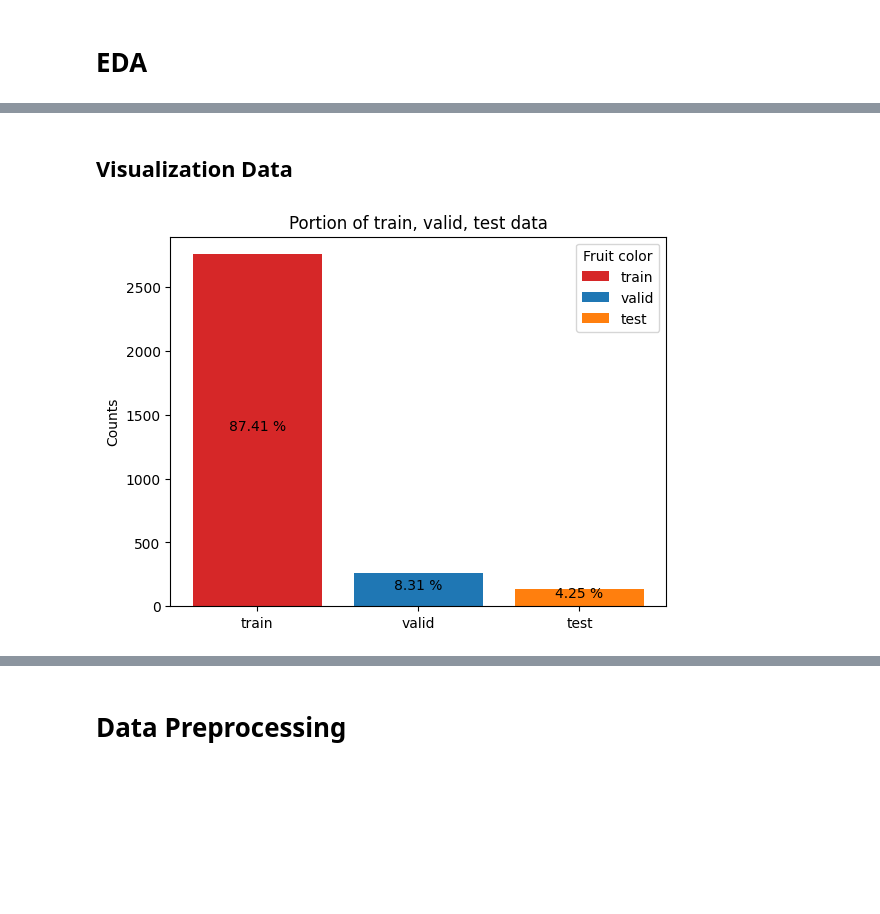
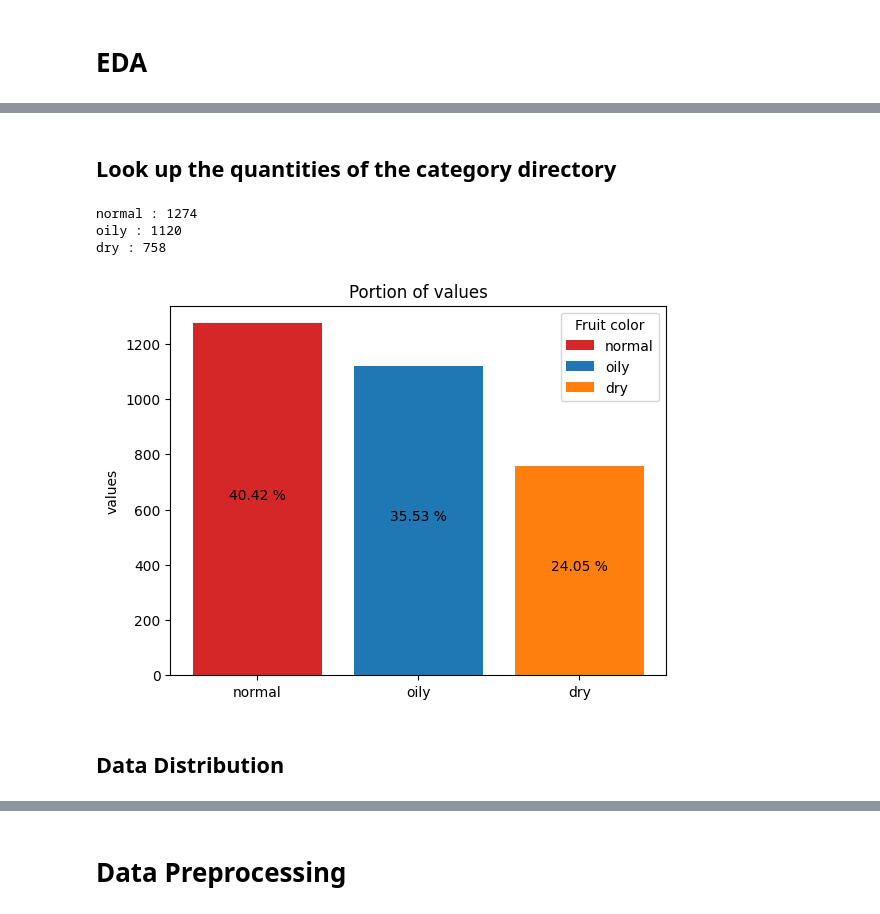
Before and after one commit to sayid-alt/xxxkulitku-bangkit2024xxx, a Jupyter notebook: Machine Learning/skin_type/skin_type_notebook.ipynb, the cells around one changed output, grey strips where cells are left out. Drawn from its saved outputs; the diff is of its cells as text; code cells hidden in the pictures; blank space fills up the shorter version.

```diff
--- a/Machine Learning/skin_type/skin_type_notebook.ipynb
+++ b/Machine Learning/skin_type/skin_type_notebook.ipynb
@@ -88,7 +245,7 @@ Archive:  /content/oily-dry-and-normal-skin-types-dataset.zip
 # -------------------
 
 # base working directory
-base_dir = '/content/oily-dry-and-normal-skin-types-dataset/Oily-Dry-Skin-Types/'
+base_dir = '/content/Oily-Dry-Skin-Types/'
 
 # training data directory
 train_dir = base_dir + 'train'
@@ -106,0 +283,4 @@ train_dir, valid_dir, test_dir
+# %%
+# define class names as a label
+categories = [name for name in os.listdir(train_dir)]
+categories
@@ -106,0 +289,13 @@ train_dir, valid_dir, test_dir
+# %%
+# create dicertories for all existing data
+all_dir = os.path.join(base_dir, 'all')
+
+for cat in categories:
+  create_directory(os.path.join(all_dir, cat))
+
+# move all images to the all directory as a default before splitted
+for dirname in [train_dir, valid_dir, test_dir]:
+  for cat in categories:
+    source_dir = os.path.join(dirname, cat)
+    destination_dir = os.path.join(all_dir, cat)
+    move_files(source_dir, destination_dir)
@@ -147,25 +336,17 @@ percentage: 4.25 %
+# %% [markdown]
+## Look up the quantities of the category directory
+# %%
+values = []
+for i, class_name in enumerate(categories):
+  class_length = len(os.listdir(os.path.join(all_dir, class_name)))
+  values.append(class_length)
+  print(f'{class_name} : {class_length}')
+
+plot_portion(values, categories)
+# %% [output]
+normal : 1274
+oily : 1120
+dry : 758
+[figure, added]
 # %% [markdown]
-## Visualization Data
+## Data Distribution
-# %%
-fig, ax = plt.subplots()
-
-labels = ['train', 'valid', 'test']
-counts = [num_train, num_valid, num_test]
-percentages = [num_train/all, num_valid/all, num_test/all]
-bar_colors = ['tab:red', 'tab:blue', 'tab:orange']
-
-# Create horizontal bar chart
-bars = ax.bar(labels, counts, color=bar_colors, label=labels)
-
-# Add labels to bars with customizations
-ax.bar_label(bars, labels=[f'{round(v * 100, 2)} %' for v in percentages], padding=3, fontsize=10, label_type='center')
-
-# Set labels
-ax.set_ylabel('Counts')
-ax.set_title('Portion of train, valid, test data')
-ax.legend(title='Fruit color')
-
-# Show the plot
-plt.show()
-# %% [output]
-[figure, removed]
```
Also changed, not shown: parts of 82 cells of this notebook.
